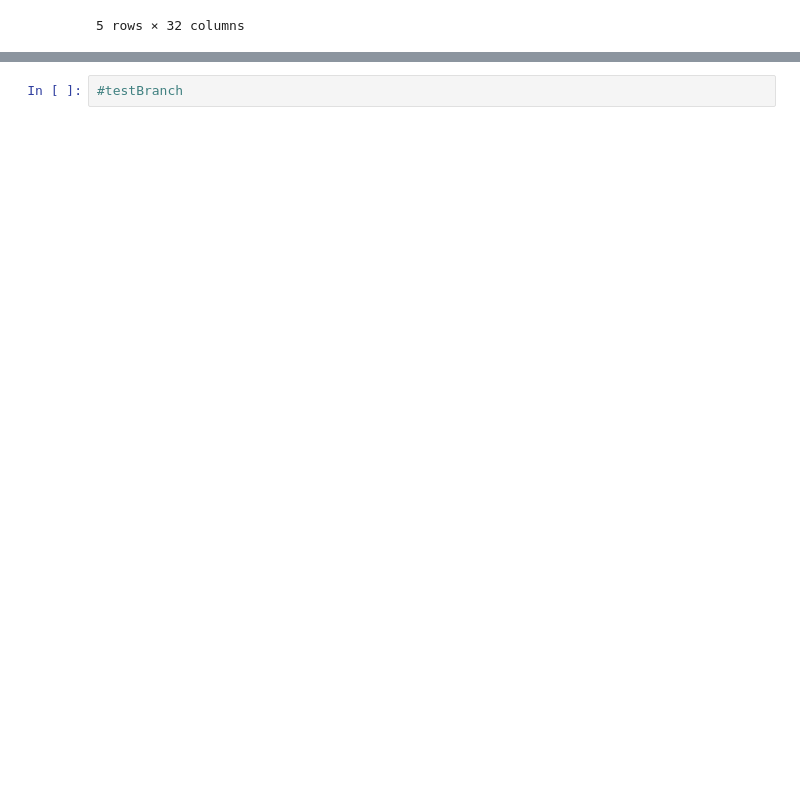
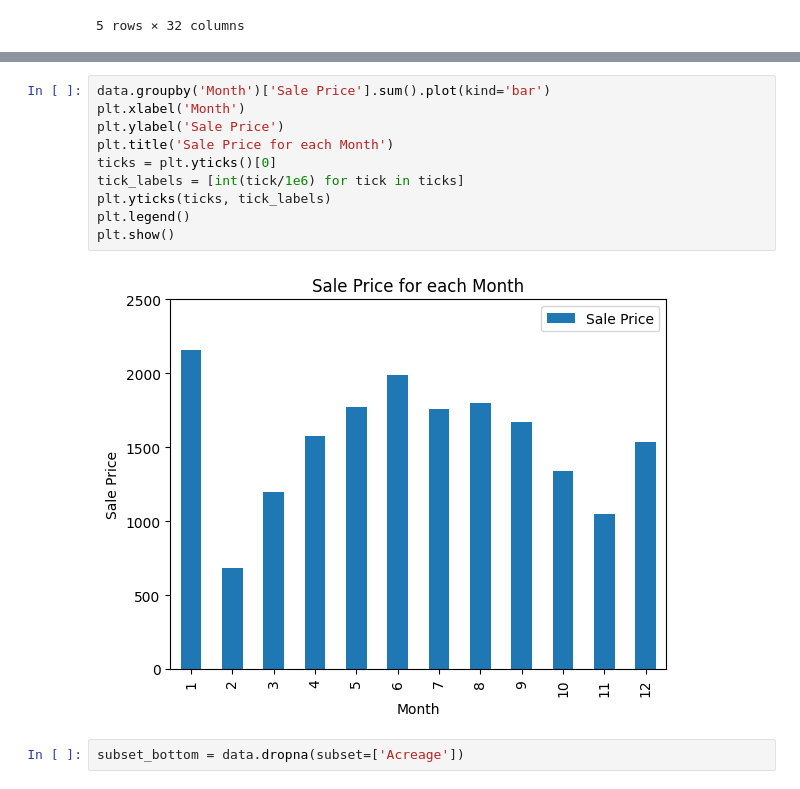
Before and after one commit to ArinAkaMazu/pythonCollaboration, a Jupyter notebook: pythonCollab.ipynb, the cells around one changed output, grey strips where cells are left out. Saved outputs shown, nothing was run; the diff lists cells and outputs as text; blank space fills up the shorter version.

Commit message:
did some visualization

```diff
--- a/pythonCollab.ipynb
+++ b/pythonCollab.ipynb
@@ -176,2 +177,14 @@ data.groupby('Month').sum()
-# %%
-#testBranch
+# %%
+data.groupby('Month')['Sale Price'].sum().plot(kind='bar')
+plt.xlabel('Month')
+plt.ylabel('Sale Price')
+plt.title('Sale Price for each Month')
+ticks = plt.yticks()[0]
+tick_labels = [int(tick/1e6) for tick in ticks]
+plt.yticks(ticks, tick_labels)
+plt.legend()
+plt.show()
+# %% [output]
+[figure, added]
+# %%
+subset_bottom = data.dropna(subset=['Acreage'])
```
Also changed, not shown: parts of 3 cells of this notebook.
